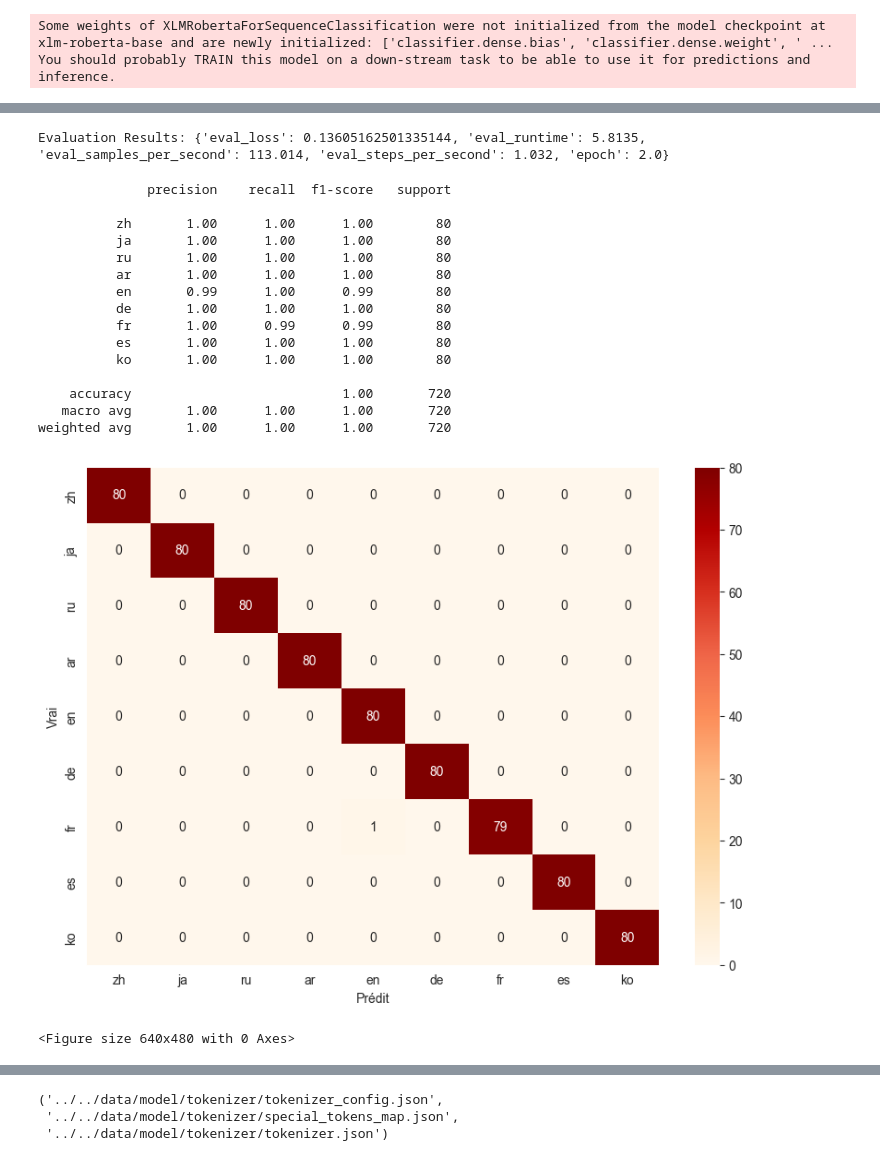
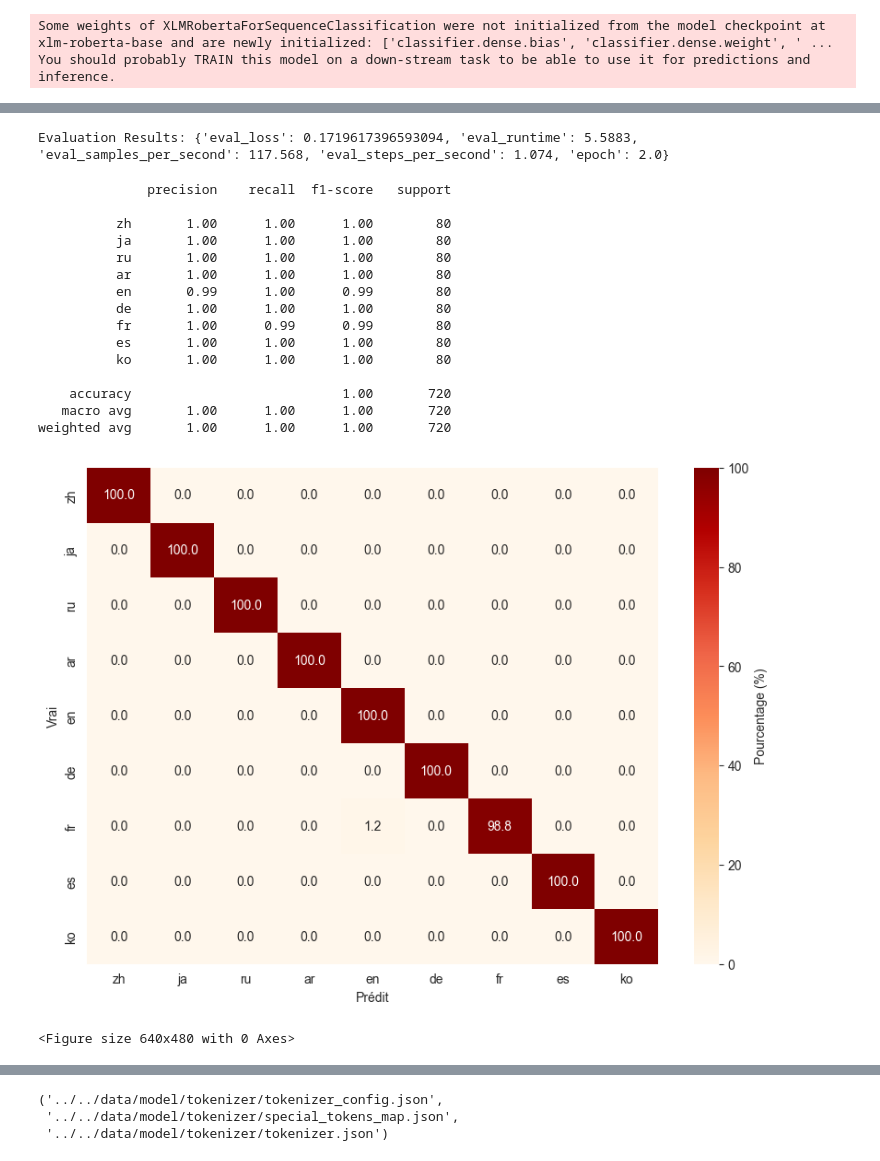
Before and after one commit to PetX33/OutilsTraitementCorpus, a Jupyter notebook: scripts/mesures/evaluation.ipynb, the cells around one changed output, grey strips where cells are left out. Cells and saved outputs as stored; diff of their text form; code cells hidden in the pictures.

Commit message:
docs: ajout explication matrice

```diff
--- a/scripts/mesures/evaluation.ipynb
+++ b/scripts/mesures/evaluation.ipynb
@@ -420,8 +421,16 @@ model_ckpt = "xlm-roberta-base"
 tokenizer = AutoTokenizer.from_pretrained(model_ckpt)
 
 
-def tokenize_text(batch):
-    """Tokenize input sequence and ensure that padding is applied, include labels."""
+def tokenize_text(batch: dict) -> dict:
+    """
+    Tokenize les textes et ajoute les étiquettes correspondantes
+
+    Parameters:
+    batch (dict): Un batch de données contenant les textes et les étiquettes
+
+    Returns:
+    dict: Les textes tokenizés avec les étiquettes correspondantes
+    """
     tokenized_inputs = tokenizer(
         batch["Text"], padding="max_length", truncation=True, max_length=128
     )
@@ -532,53 +578,64 @@ TrainOutput(global_step=112, training_loss=0.9838596380182675, metrics={'train_r
 eval_results = trainer.evaluate()
 print(f"Evaluation Results: {eval_results}")
 # %% [output]
-Evaluation Results: {'eval_loss': 0.13605162501335144, 'eval_runtime': 5.8135, 'eval_samples_per_second': 113.014, 'eval_steps_per_second': 1.032, 'epoch': 2.0}
+Evaluation Results: {'eval_loss': 0.1719617396593094, 'eval_runtime': 5.5883, 'eval_samples_per_second': 117.568, 'eval_steps_per_second': 1.074, 'epoch': 2.0}
 # %%
 predictions = trainer.predict(tok_test)
 preds = predictions.predictions.argmax(-1)
 labels = tok_test["Label"]
-# Convert the labels list from string to integers using the label mapping
+
+# Convertir les labels en entiers
 int_labels = [label_mapping[label] for label in labels]
+
 label_names = [
     label for label, index in sorted(label_mapping.items(), key=lambda item: item[1])
 ]
 
 print(classification_report(int_labels, preds, target_names=label_names))
 
+# Créer la matrice de confusion
+cm = confusion_matrix(int_labels, preds)
 
-cm = confusion_matrix(int_labels, preds)
+# Calculer les pourcentages
+cm_percent = cm.astype("float") / cm.sum(axis=1)[:, np.newaxis] * 100
+
+# Création de la figure pour la visualisation
 plt.figure(figsize=(10, 7))
+
+# Utilisation de seaborn pour tracer la heatmap
 sns.heatmap(
-    cm,
+    cm_percent,
     annot=True,
-    fmt="d",
+    fmt=".1f",  # Format à un chiffre décimal
     xticklabels=sorted(
         label_mapping, key=label_mapping.get
-    ),  # Sorted by integer values
+    ),  # Étiquettes pour les prédictions
     yticklabels=sorted(
         label_mapping, key=label_mapping.get
-    ),  # Sorted by integer values
+    ),  # Étiquettes pour les vrais labels
     cmap="OrRd",
+    cbar_kws={"label": "Pourcentage (%)"},  # Barre de couleur avec étiquette
 )
+
 plt.xlabel("Prédit")
 plt.ylabel("Vrai")
 plt.show()
 plt.savefig("../../results/confusion_matrix.png")
 # %% [output]
               precision    recall  f1-score   support
 
           zh       1.00      1.00      1.00        80
           ja       1.00      1.00      1.00        80
           ru       1.00      1.00      1.00        80
           ar       1.00      1.00      1.00        80
           en       0.99      1.00      0.99        80
           de       1.00      1.00      1.00        80
           fr       1.00      0.99      0.99        80
           es       1.00      1.00      1.00        80
           ko       1.00      1.00      1.00        80
 
     accuracy                           1.00       720
    macro avg       1.00      1.00      1.00       720
 weighted avg       1.00      1.00      1.00       720
-[figure, old version]
+[figure, new version]
 <Figure size 640x480 with 0 Axes>
```
Also changed, not shown: parts of 5 cells of this notebook.
